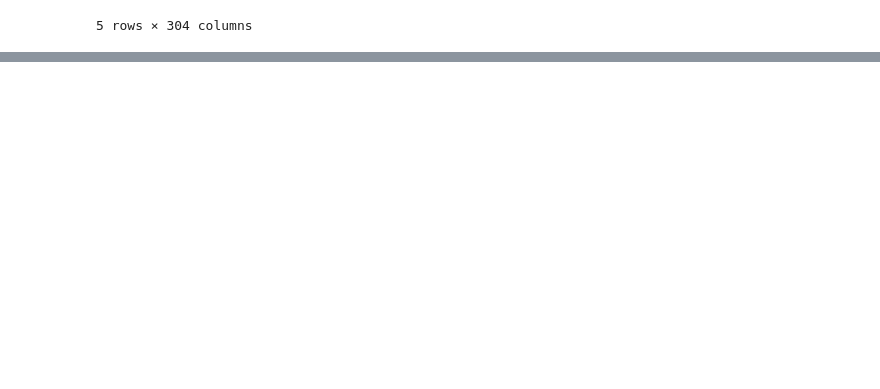
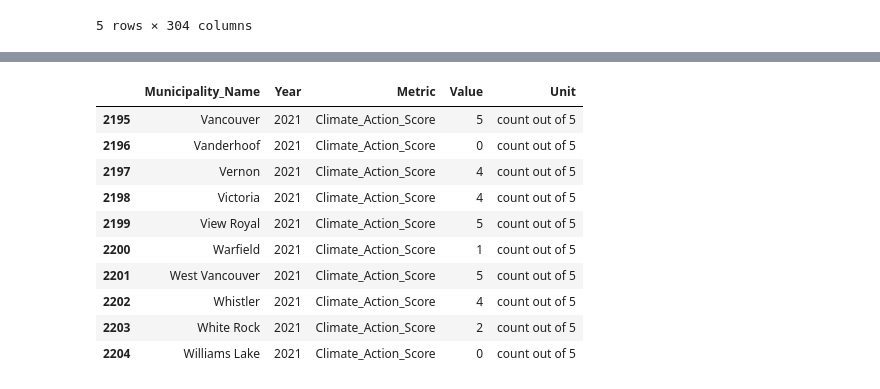
Before and after one commit to AloysioCamposDaPaz/ClusteringForTargetingPolicies, a Jupyter notebook: notebooks/data_cleaning/climate_plan.ipynb, the cells around one changed output, grey strips where cells are left out. Drawn from its saved outputs; the diff is of its cells as text; code cells hidden in the pictures; blank space fills up the shorter version.

```diff
--- a/notebooks/data_cleaning/climate_plan.ipynb
+++ b/notebooks/data_cleaning/climate_plan.ipynb
@@ -66,0 +61,13 @@ climate_plan_subset.head()
+# %%
+climate_plan_subset.columns = climate_plan_subset.columns.str.replace(r'\s+', ' ', regex=True)
+# Then use the normal name:
+climate_plan_subset['Has_Climate_Action_Plan'] = climate_plan_subset['2: Climate Action Plan'].map({'Yes': 1, 'No': 0})
+climate_plan_subset['Climate_Emergency'] = climate_plan_subset['3: climate emergency'].map({'Yes': 1, 'No': 0})
+climate_plan_subset['Reports_Corporate_Emissions'] = climate_plan_subset['5: reported corporate GHG emissions'].map({'Yes': 1, 'No': 0, 'No, but for a past year. (Please enter most recent year completed: YYYY)': 1})
+#if either 6: measured and reported community-wide emissions in the past? or '5: reported corporate GHG emissions' is yes, then set Community_GHG_tracking to 1
+climate_plan_subset['Community_GHG_tracking'] = climate_plan_subset['6: community-wide GHG emissions'].map({'Yes': 1, 'No': 0, 'In-progress': 1})
+climate_plan_subset.loc[climate_plan_subset['6: measured and reported community-wide emissions in the past?'] == 'Yes', 'Community_GHG_tracking'] = 1
+climate_plan_subset['Net_Zero_Or_Carbon_Neutral_Target'] = climate_plan_subset['8: net-zero or carbon-neutral emissions target?'].map(
+    {'Yes: Net-zero (Net-zero refers to a jurisdiction achieving a balance between greenhouse gas emissions produced and removed from the atmosphere (e.g. planting trees or using carbon capture technologies))': 1,
+     'Yes: Carbon neutral (Carbon neutral refers to a jurisdiction achieving a state of no net carbon dioxide emissions being released into the atmosphere (e.g. Reducing emissions as far as practical and purchasing offsets or other similar mechanisms))': 1,
+     'No': 0})
@@ -66,0 +117,74 @@ climate_plan_subset.head()
+# %%
+import pandas as pd
+
+
+# Instead of 13 binary variables:
+climate_plan_subset['Climate_Action_Score'] = (
+    climate_plan_subset['Has_Climate_Action_Plan'] +
+    climate_plan_subset['Climate_Emergency'] +
+    climate_plan_subset['Reports_Corporate_Emissions'] +
+    climate_plan_subset['Net_Zero_Or_Carbon_Neutral_Target'] +
+    climate_plan_subset['Community_GHG_tracking']
+)  # 0-5 scale
+
+climate_plan_subset['Climate_Action_N_Barriers'] = (
+    climate_plan_subset['No_Staff_Capacity_For_GHG_Tracking'] +
+    climate_plan_subset['No_Financial_Capacity_For_GHG_Tracking'] +
+    climate_plan_subset['Lack_Of_Staff_Capacity_Climate_Action'] +
+    climate_plan_subset['Lack_Of_Financial_Capacity_Climate_Action'] +
+    climate_plan_subset['Lack_Of_Information_Climate_Action'] +
+    climate_plan_subset['Lack_Of_Political_Support_Climate_Action'] +
+    climate_plan_subset['Lack_Of_Provincial_Federal_Support_Climate_Action'] +
+    climate_plan_subset['Lack_Of_Jursidiction_Climate_Action']
+)  # Count of barriers
+
+
+# List all your binary/metric columns (the ones you want to convert to tidy)
+columns = [
+    'Has_Climate_Action_Plan',
+    'Climate_Emergency',
+    'Reports_Corporate_Emissions',
+    'Community_GHG_tracking',
+    'Net_Zero_Or_Carbon_Neutral_Target',
+    'No_Staff_Capacity_For_GHG_Tracking',
+    'No_Financial_Capacity_For_GHG_Tracking',
+    'Lack_Of_Jursidiction_Climate_Action',
+    'Lack_Of_Staff_Capacity_Climate_Action',
+    'Lack_Of_Financial_Capacity_Climate_Action',
+    'Lack_Of_Information_Climate_Action',
+    'Lack_Of_Political_Support_Climate_Action',
+    'Lack_Of_Provincial_Federal_Support_Climate_Action',
+    'Climate_Action_N_Barriers',
+    'Climate_Action_Score'
+]
+
+# Melt: convert wide to tidy (one row per municipality × metric)
+climate_plan_tidy = climate_plan_subset[['MUNI'] + columns].melt(
+    id_vars=['MUNI'],
+    value_vars=columns,
+    var_name='Metric',
+    value_name='Value'
+).copy()
+
+
+
+# Rename and add columns to match tidy format
+climate_plan_tidy = climate_plan_tidy.rename(columns={'MUNI': 'Municipality_Name'})
+climate_plan_tidy['Year'] = 2021
+climate_plan_tidy['Unit'] = 'Yes/No'
+
+# Update units for summary scores
+climate_plan_tidy.loc[climate_plan_tidy['Metric'] == 'Climate_Action_Score', 'Unit'] = 'count out of 5'
+climate_plan_tidy.loc[climate_plan_tidy['Metric'] == 'Climate_Action_N_Barriers', 'Unit'] = 'count out of 8'
+
+
+# Reorder to standard tidy column order
+climate_plan_tidy = climate_plan_tidy[['Municipality_Name', 'Year', 'Metric', 'Value', 'Unit']]
+
+# Save to CSV
+climate_plan_tidy.to_csv(os.path.join('..','..','data','processed','tidy_climate_action.csv'), index=False)
+
+print(f"Created {len(climate_plan_tidy)} tidy rows ({len(climate_plan_subset)} municipalities × {len(columns)} metrics)")
+print("\nFirst few rows:")
+display(climate_plan_tidy.tail(10))
+# %% [output]
@@ -66,0 +194,11 @@ climate_plan_subset.head()
+|  | Municipality_Name | Year | Metric | Value | Unit |
+| 2195 | Vancouver | 2021 | Climate_Action_Score | 5 | count out of 5 |
+| 2196 | Vanderhoof | 2021 | Climate_Action_Score | 0 | count out of 5 |
+| 2197 | Vernon | 2021 | Climate_Action_Score | 4 | count out of 5 |
+| 2198 | Victoria | 2021 | Climate_Action_Score | 4 | count out of 5 |
+| 2199 | View Royal | 2021 | Climate_Action_Score | 5 | count out of 5 |
+| 2200 | Warfield | 2021 | Climate_Action_Score | 1 | count out of 5 |
+| 2201 | West Vancouver | 2021 | Climate_Action_Score | 5 | count out of 5 |
+| 2202 | Whistler | 2021 | Climate_Action_Score | 4 | count out of 5 |
+| 2203 | White Rock | 2021 | Climate_Action_Score | 2 | count out of 5 |
+| 2204 | Williams Lake | 2021 | Climate_Action_Score | 0 | count out of 5 |
```
Also changed, not shown: parts of 8 cells of this notebook, 45 other files.
